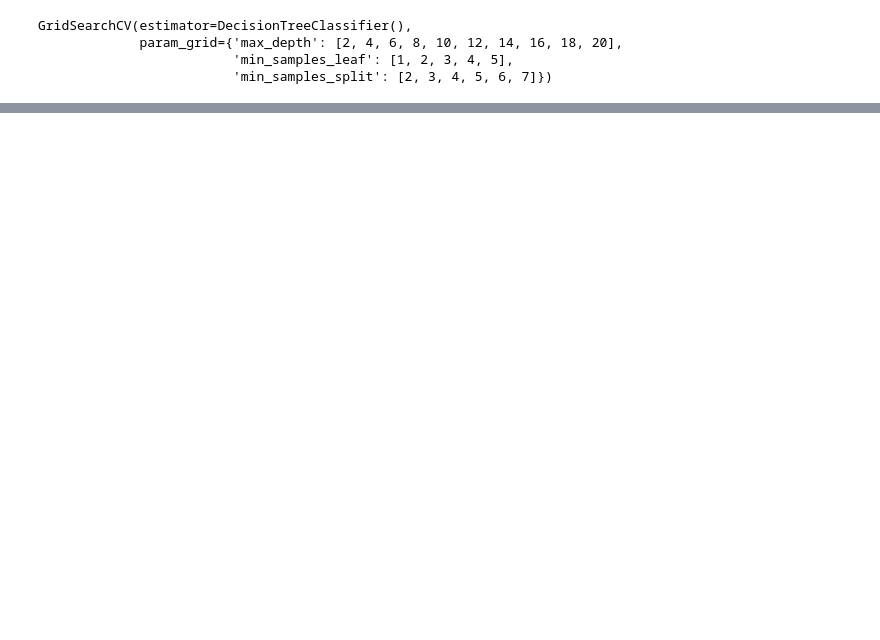
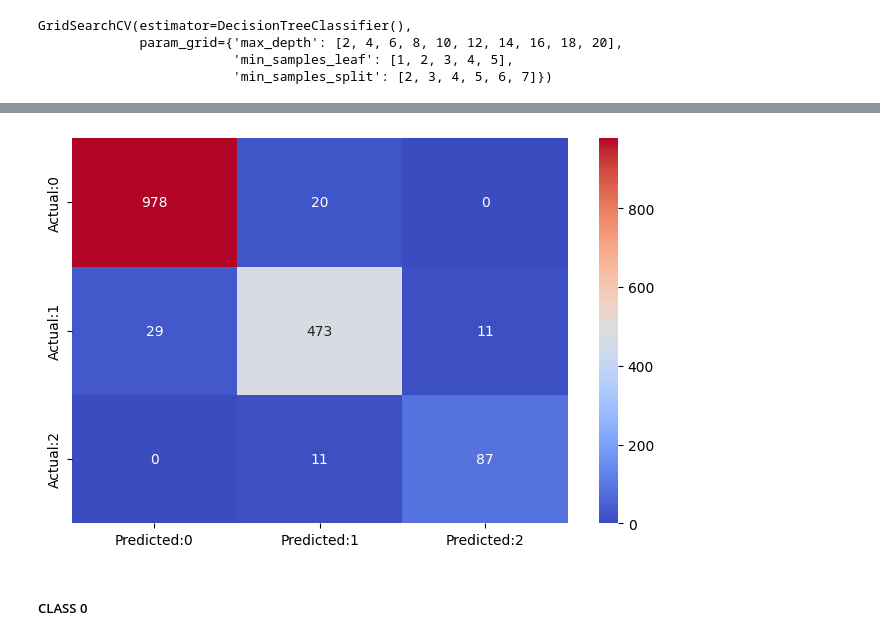
Before and after one commit to Akarshan-Jaiswal/Project_ALBA, a Jupyter notebook: notebooks/Decision_Tree_Jaga.ipynb, the cells around one changed output, grey strips where cells are left out. Cells and saved outputs as stored; diff of their text form; code cells hidden in the pictures; blank space fills up the shorter version.

```diff
--- a/notebooks/Decision_Tree_Jaga.ipynb
+++ b/notebooks/Decision_Tree_Jaga.ipynb
@@ -441,8 +440,3 @@ GridSearchCV(estimator=DecisionTreeClassifier(),
              param_grid={'max_depth': [2, 4, 6, 8, 10, 12, 14, 16, 18, 20],
                          'min_samples_leaf': [1, 2, 3, 4, 5],
                          'min_samples_split': [2, 3, 4, 5, 6, 7]})
-# %%
-model = gcv.best_estimator_
-model.fit(X_train,y_train)
-y_train_pred = model.predict(X_train)
-y_test_pred = model.predict(X_test)
@@ -479,0 +445,3 @@ sns.heatmap(conf_matrix, annot=True,fmt='d',cmap="coolwarm")
+# %%
+Pruned_Decision_Tree=decisionTree(X_train,y_train,gcv.best_estimator_)
+Pruned_predictions=Pruned_Decision_Tree.predict(X_test)
@@ -479,0 +458,6 @@ sns.heatmap(conf_matrix, annot=True,fmt='d',cmap="coolwarm")
+# %%
+Pruned_Decision_Tree.Display_Confusion_Matrix(y_test,Pruned_predictions)
+# %% [output]
+[figure, added]
+# %% [markdown]
+##### CLASS 0
```
Also changed, not shown: parts of 85 cells of this notebook, 1 other file.
